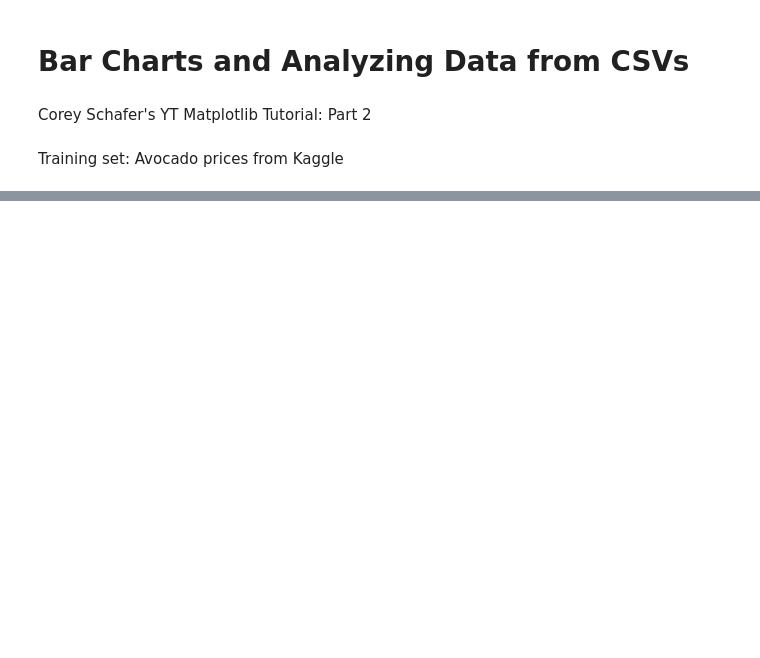
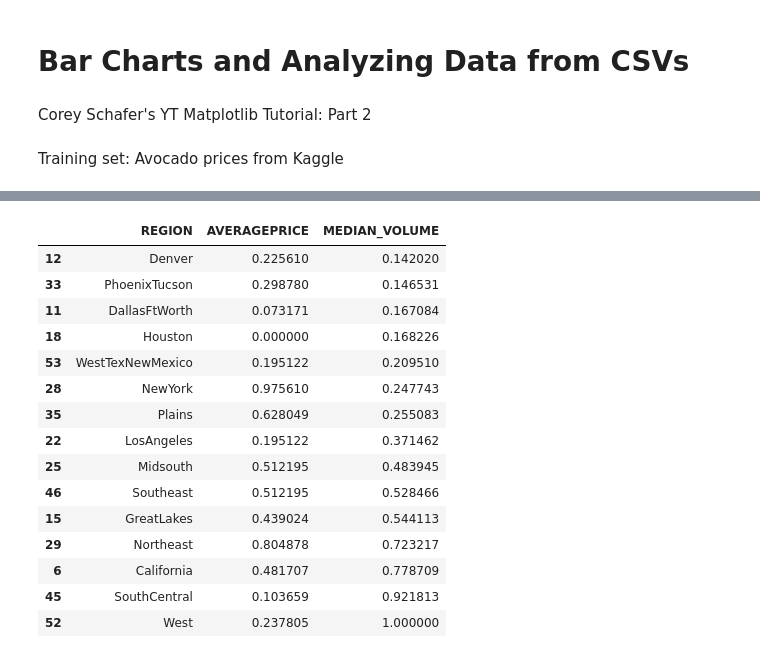
Before and after one commit to blazej32/matplotlib-tutorial, a Jupyter notebook: part2_bar_charts_analyzing_data_from_csv.ipynb, the cells around one changed output, grey strips where cells are left out. Cells and saved outputs as stored; diff of their text form; code cells hidden in the pictures; blank space fills up the shorter version.

```diff
--- a/part2_bar_charts_analyzing_data_from_csv.ipynb
+++ b/part2_bar_charts_analyzing_data_from_csv.ipynb
@@ -32,15 +32,34 @@ avocado.head(10)
 | 1143 | 2015-01-04 | 0.80 | 317861.35 | 134003.07 | 120628.37 | 4591.23 | 58638.68 | 58126.59 | 512.09 | ... |
 # %%
 plt1 = avocado.groupby('REGION')[['AVERAGEPRICE', 'TOTAL_VOLUME']].median().reset_index()
-
-filt = (plt1['REGION'] < 'N')
-plt1 = plt1[filt]
-
+plt1 = plt1.drop(51, axis=0)  # drop US total
 plt1.columns = ['REGION', 'AVERAGEPRICE', 'MEDIAN_VOLUME']
 
-# linear normalization to both statistics
+# linear normalization to both stats
 plt1['AVERAGEPRICE'] = (plt1['AVERAGEPRICE'] - plt1['AVERAGEPRICE'].min()) / (plt1['AVERAGEPRICE'].max() - plt1['AVERAGEPRICE'].min())
 plt1['MEDIAN_VOLUME'] = (plt1['MEDIAN_VOLUME'] - plt1['MEDIAN_VOLUME'].min()) / (plt1['MEDIAN_VOLUME'].max() - plt1['MEDIAN_VOLUME'].min())
+
+# filter and sort
+plt1 = plt1.sort_values(by='MEDIAN_VOLUME', ascending=True).tail(15)
+
+plt1
+# %% [output]
+|  | REGION | AVERAGEPRICE | MEDIAN_VOLUME |
+| 12 | Denver | 0.225610 | 0.142020 |
+| 33 | PhoenixTucson | 0.298780 | 0.146531 |
+| 11 | DallasFtWorth | 0.073171 | 0.167084 |
+| 18 | Houston | 0.000000 | 0.168226 |
+| 53 | WestTexNewMexico | 0.195122 | 0.209510 |
+| 28 | NewYork | 0.975610 | 0.247743 |
+| 35 | Plains | 0.628049 | 0.255083 |
+| 22 | LosAngeles | 0.195122 | 0.371462 |
+| 25 | Midsouth | 0.512195 | 0.483945 |
+| 46 | Southeast | 0.512195 | 0.528466 |
+| 15 | GreatLakes | 0.439024 | 0.544113 |
+| 29 | Northeast | 0.804878 | 0.723217 |
+| 6 | California | 0.481707 | 0.778709 |
+| 45 | SouthCentral | 0.103659 | 0.921813 |
+| 52 | West | 0.237805 | 1.000000 |
 # %%
 x_axis = np.arange(len(plt1['REGION']))
 width = 0.2
```
Also changed, not shown: parts of 3 cells of this notebook, 5 other files.
